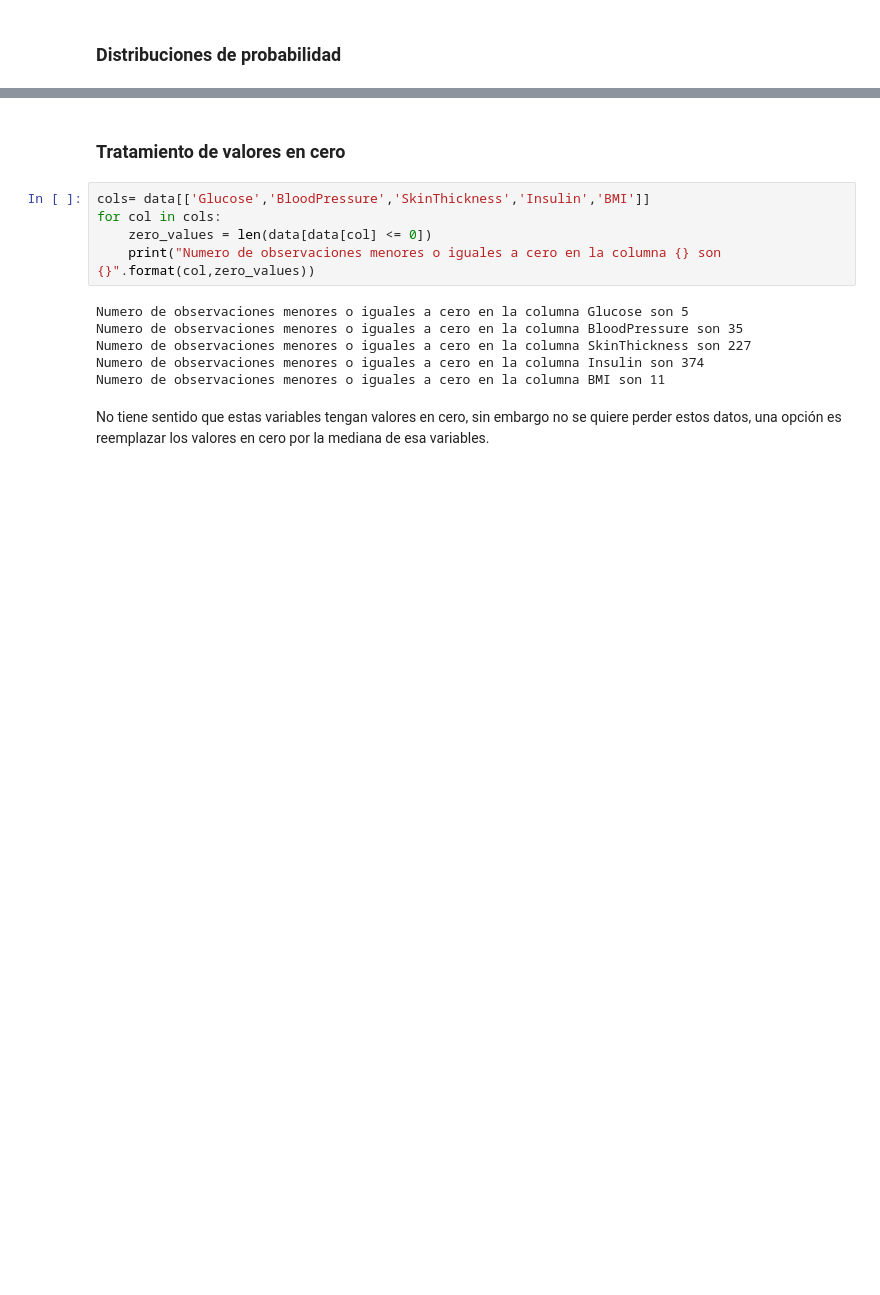
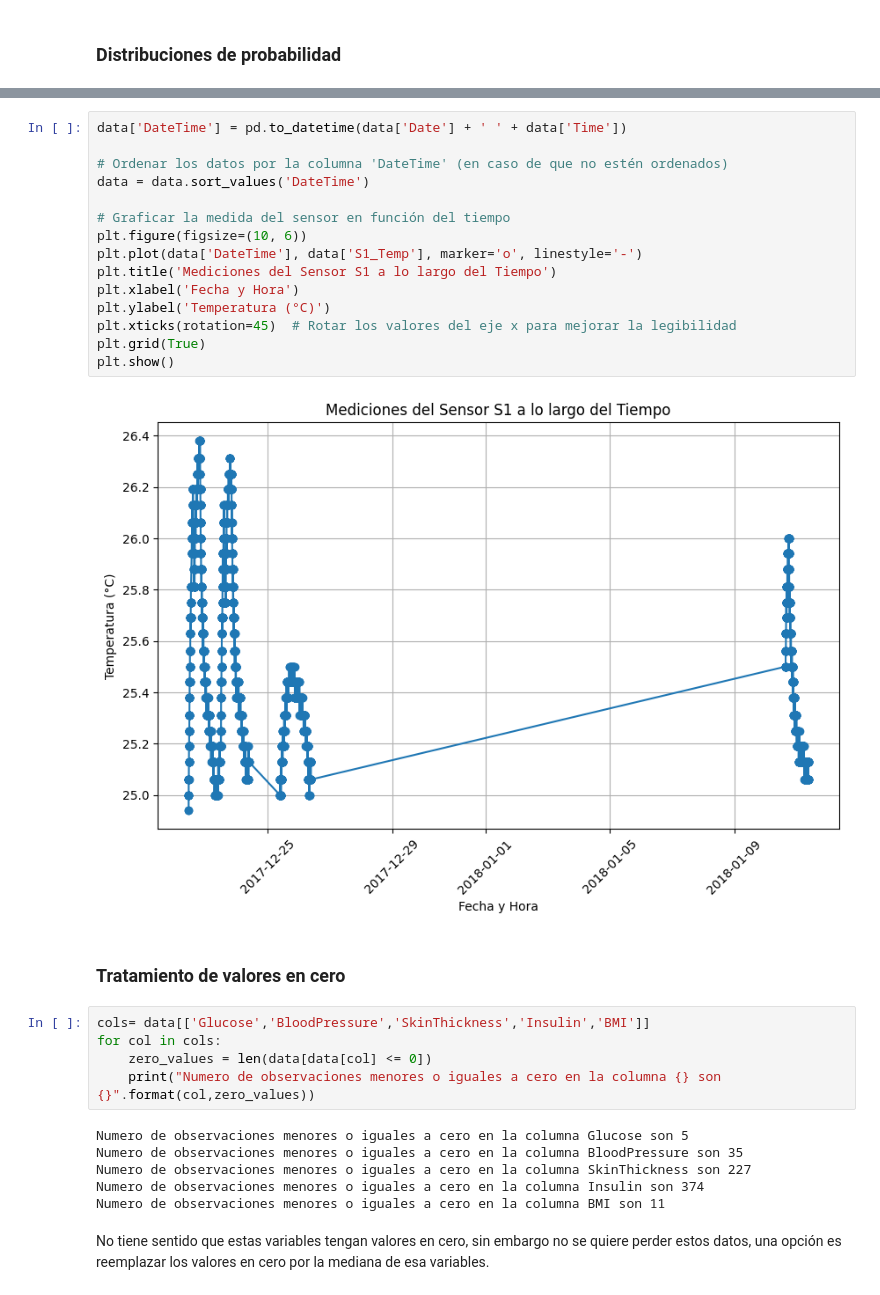
Before and after one commit to GRUNECO/MINIONS, a Jupyter notebook: EDA.ipynb, the cells around one changed output, grey strips where cells are left out. Drawn from its saved outputs; the diff is of its cells as text; blank space fills up the shorter version.

```diff
--- a/Regresion_logistica_ejemplo.ipynb
+++ b/EDA.ipynb
@@ -179,3 +114,20 @@ plt.show()
+# %%
+data['DateTime'] = pd.to_datetime(data['Date'] + ' ' + data['Time'])
+
+# Ordenar los datos por la columna 'DateTime' (en caso de que no estén ordenados)
+data = data.sort_values('DateTime')
+
+# Graficar la medida del sensor en función del tiempo
+plt.figure(figsize=(10, 6))
+plt.plot(data['DateTime'], data['S1_Temp'], marker='o', linestyle='-')
+plt.title('Mediciones del Sensor S1 a lo largo del Tiempo')
+plt.xlabel('Fecha y Hora')
+plt.ylabel('Temperatura (°C)')
+plt.xticks(rotation=45)  # Rotar los valores del eje x para mejorar la legibilidad
+plt.grid(True)
+plt.show()
+# %% [output]
+[figure, added]
 # %% [markdown]
 ### Tratamiento de valores en cero
 # %%
```
Also changed, not shown: parts of 27 cells of this notebook.
